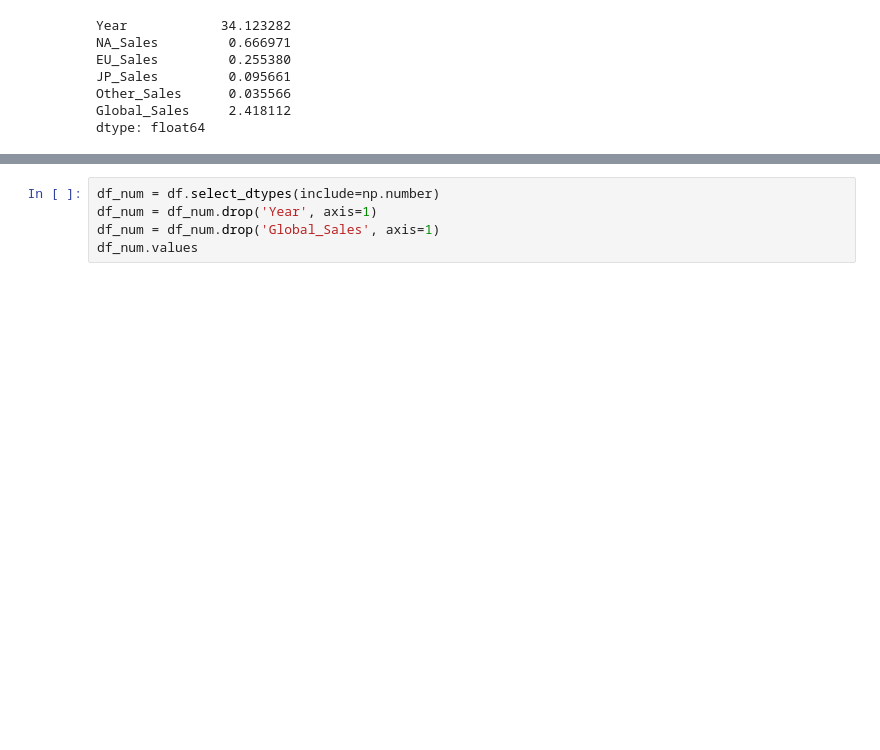
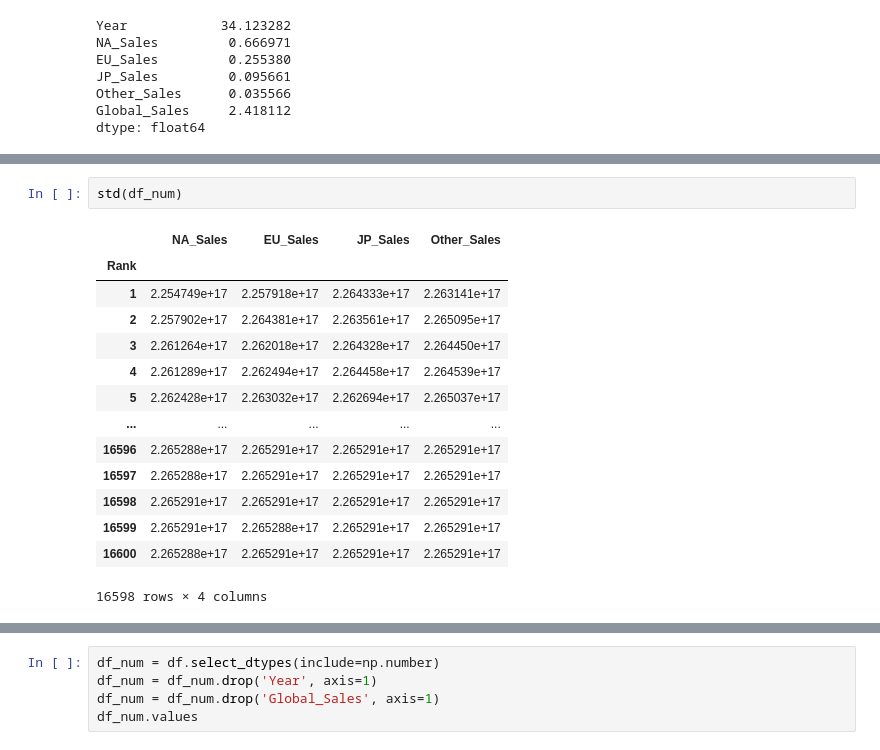
Before and after one commit to KlymentievMaksym/AD-labs, a Jupyter notebook: Coursework/Coursework.ipynb, the cells around one changed output, grey strips where cells are left out. Saved outputs shown, nothing was run; the diff lists cells and outputs as text; blank space fills up the shorter version.

```diff
--- a/Coursework/Coursework.ipynb
+++ b/Coursework/Coursework.ipynb
@@ -344,0 +333,17 @@ def mean(df):
+# %%
+std(df_num)
+# %% [output]
+|  | NA_Sales | EU_Sales | JP_Sales | Other_Sales |
+| Rank |  |  |  |  |
+| 1 | 2.254749e+17 | 2.257918e+17 | 2.264333e+17 | 2.263141e+17 |
+| 2 | 2.257902e+17 | 2.264381e+17 | 2.263561e+17 | 2.265095e+17 |
+| 3 | 2.261264e+17 | 2.262018e+17 | 2.264328e+17 | 2.264450e+17 |
+| 4 | 2.261289e+17 | 2.262494e+17 | 2.264458e+17 | 2.264539e+17 |
+| 5 | 2.262428e+17 | 2.263032e+17 | 2.262694e+17 | 2.265037e+17 |
+| ... | ... | ... | ... | ... |
+| 16596 | 2.265288e+17 | 2.265291e+17 | 2.265291e+17 | 2.265291e+17 |
+| 16597 | 2.265288e+17 | 2.265291e+17 | 2.265291e+17 | 2.265291e+17 |
+| 16598 | 2.265291e+17 | 2.265291e+17 | 2.265291e+17 | 2.265291e+17 |
+| 16599 | 2.265291e+17 | 2.265288e+17 | 2.265291e+17 | 2.265291e+17 |
+| 16600 | 2.265288e+17 | 2.265291e+17 | 2.265291e+17 | 2.265291e+17 |
+16598 rows × 4 columns
```
Also changed, not shown: parts of 18 cells of this notebook.
